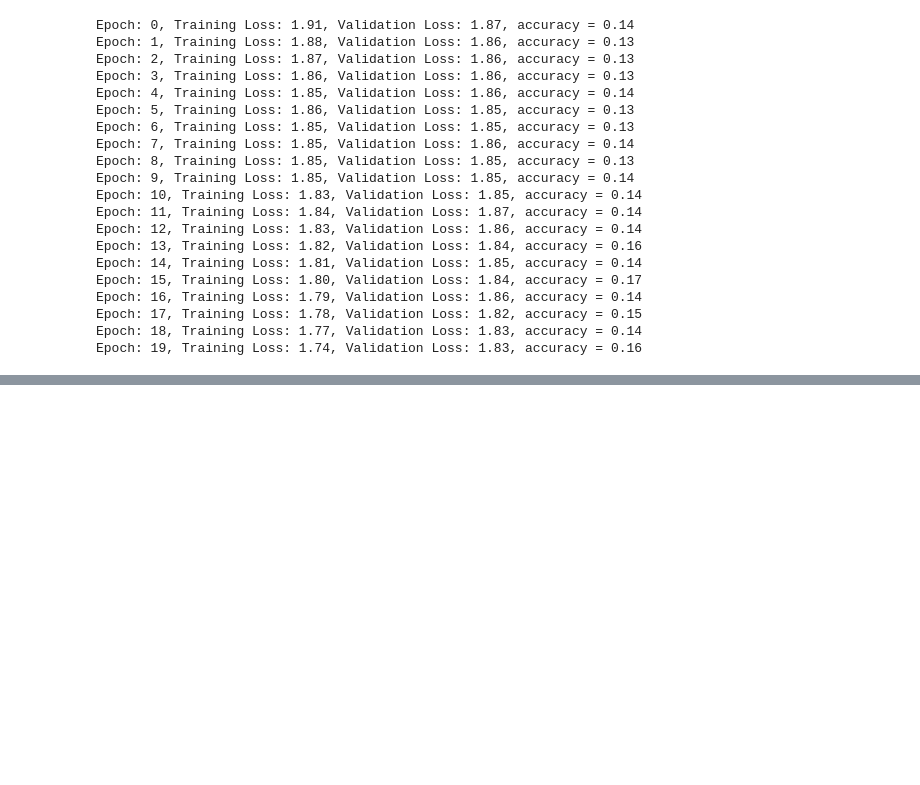
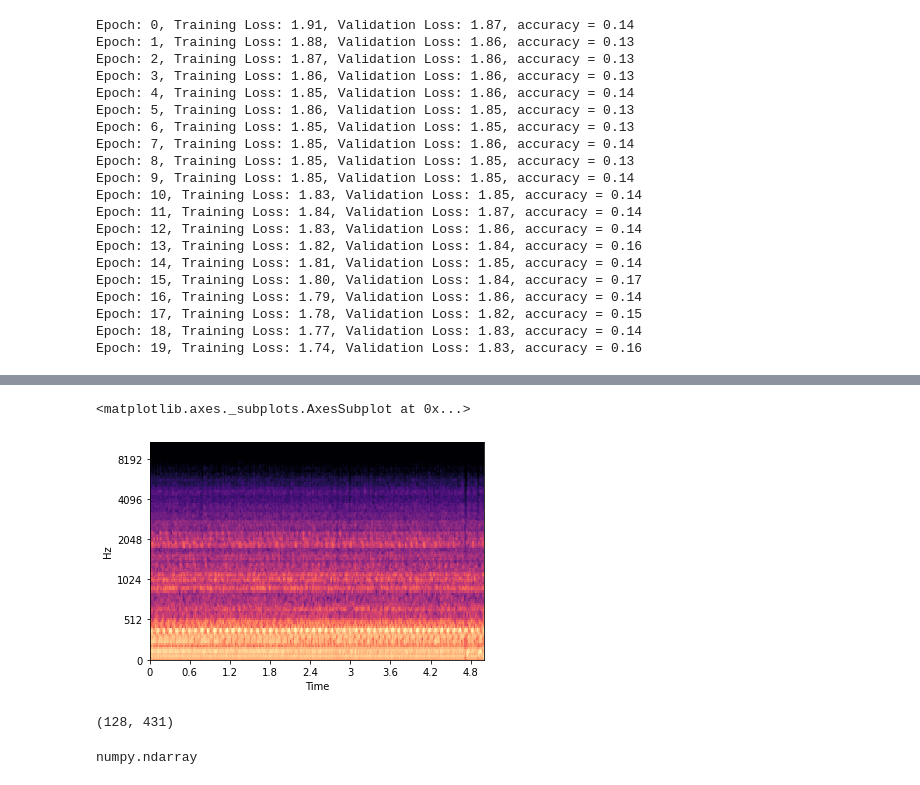
Before and after one commit to shobhitsundriyal/Revisit_ML, a Jupyter notebook: Sound_classification.ipynb, the cells around one changed output, grey strips where cells are left out. Saved outputs shown, nothing was run; the diff lists cells and outputs as text; code cells hidden in the pictures; blank space fills up the shorter version.

```diff
--- a/Sound_classification.ipynb
+++ b/Sound_classification.ipynb
@@ -334,0 +358,14 @@ Epoch: 19, Training Loss: 1.74, Validation Loss: 1.83, accuracy = 0.16
+# %%
+#kind of normalization of images
+import numpy as np
+log_spectrogram = librosa.power_to_db(spectrogram, ref=np.max)
+librosa.display.specshow(log_spectrogram, sr=sr, x_axis='time', y_axis='mel')
+# %% [output]
+<matplotlib.axes._subplots.AxesSubplot at 0x...>
+[figure, added]
+# %%
+print(log_spectrogram.shape)
+type(log_spectrogram)
+# %% [output]
+(128, 431)
+numpy.ndarray
```
Also changed, not shown: parts of 4 cells of this notebook.
